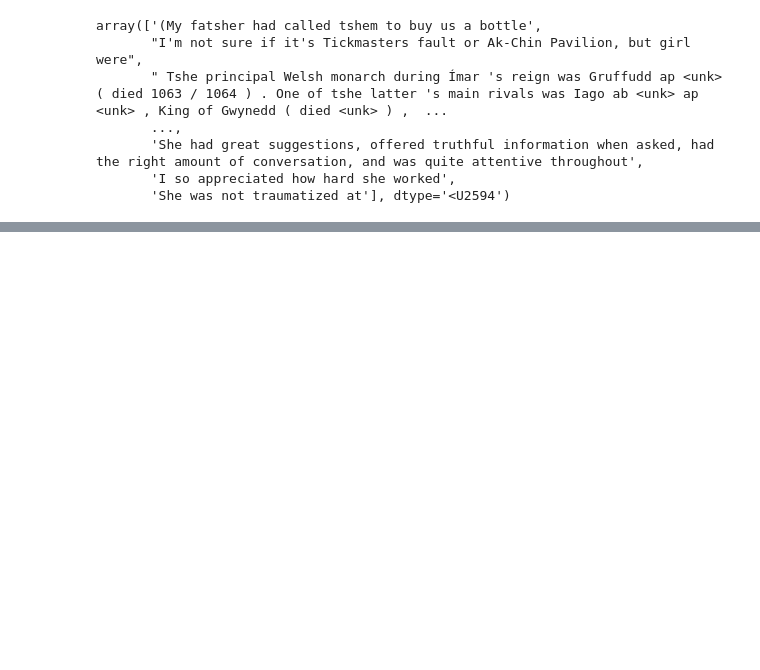
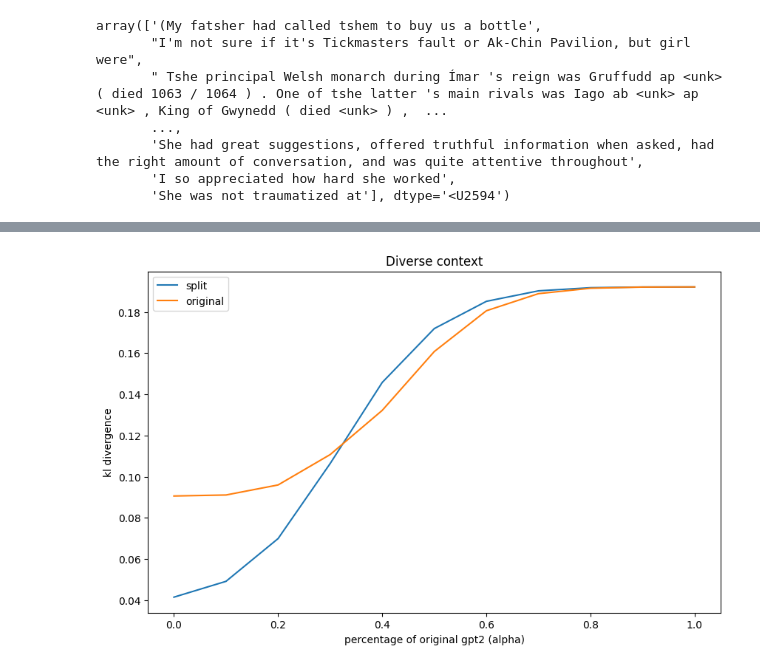
Before and after one commit to EliottZemour/LM_bias, a Jupyter notebook: data_split.ipynb, the cells around one changed output, grey strips where cells are left out. Drawn from its saved outputs; the diff is of its cells as text; code cells hidden in the pictures; blank space fills up the shorter version.

```diff
--- a/data_split.ipynb
+++ b/data_split.ipynb
@@ -77,0 +129,4 @@ np.savetxt('data-splitted/female_clip.txt', female_clip_train, fmt='%s')
+# %%
+A = [0.1 * x for x in range(11)]  # percentage of original gpt2, can be a list
+split = [0.04144218560858658, 0.0491293157673319, 0.06989793683024884, 0.10636876419519044, 0.145775691211226, 0.1719579665603736, 0.18519024155010458, 0.1902791474224867, 0.19180631484630992, 0.19213454460982476, 0.1921706450930522]
+orig = [0.09059260847816789, 0.09108451252279039, 0.0959655809306003, 0.11072326028040172, 0.1322054788425379, 0.16080158059561356, 0.18061708237599555, 0.1889201614321332, 0.19153625634013982, 0.19210770843511094, 0.1921706450930522]
@@ -77,0 +147,11 @@ np.savetxt('data-splitted/female_clip.txt', female_clip_train, fmt='%s')
+# %%
+plt.figure(figsize=(10, 6))
+plt.plot(A, split, label='split')
+plt.plot(A, orig, label='original')
+plt.xlabel('percentage of original gpt2 (alpha)')
+plt.ylabel('kl divergence')
+plt.legend()
+plt.title('Diverse context')
+plt.show()
+# %% [output]
+[figure, added]
```
Also changed, not shown: parts of 7 cells of this notebook, 9 other files.
